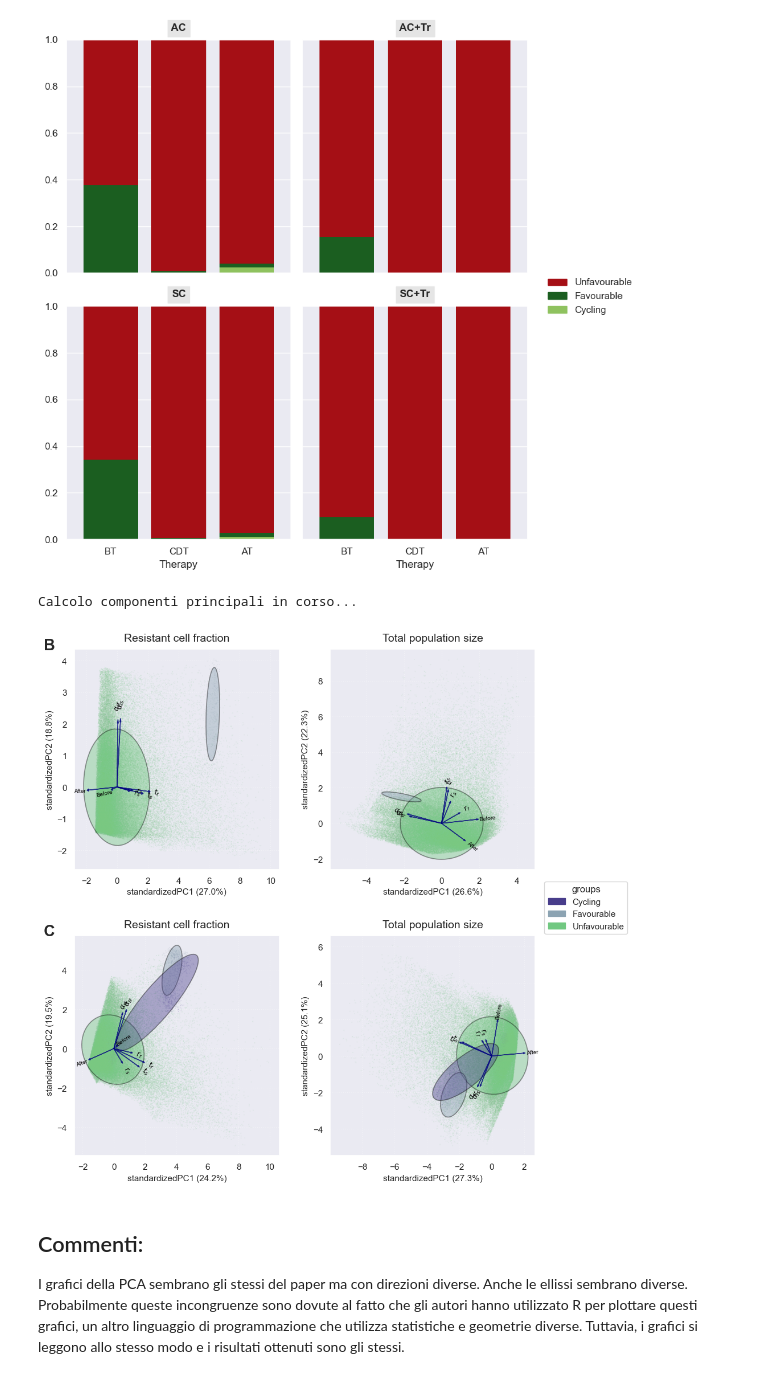
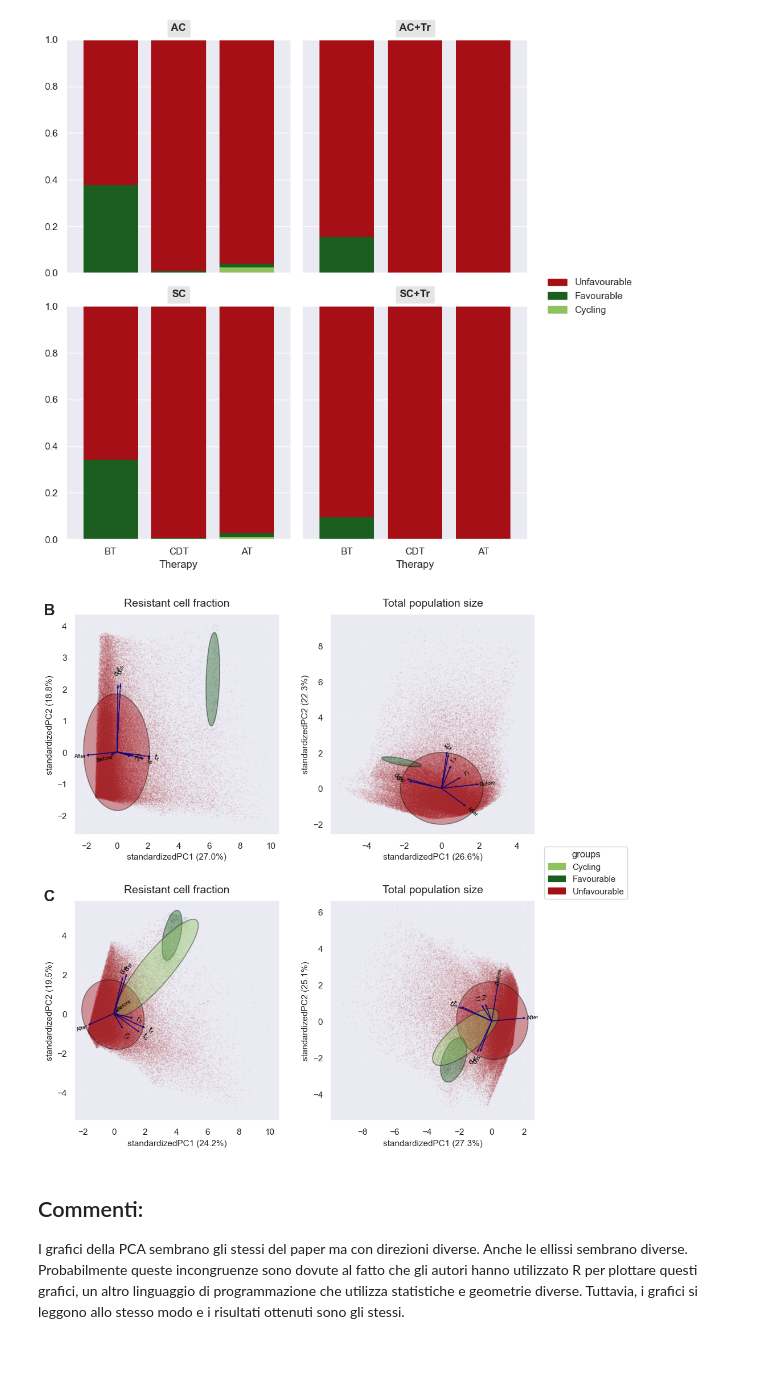
Before and after one commit to leonardoballista/adaptherapy, a Jupyter notebook: risultati_paper.ipynb, the cells around one changed output. Saved outputs shown, nothing was run; the diff lists cells and outputs as text; code cells hidden in the pictures.

```diff
--- a/risultati_paper.ipynb
+++ b/risultati_paper.ipynb
@@ -1406,7 +1428,7 @@ df_tot['Outcome_AT'] = np.select(condizioni_at, ['Cycling', 'Favourable'], defau
 cols_to_check = ['a', 'b', 'c', 'd', 'r_x', 'r_y', 'ResFracBT', 'PopSizeBT', 'ResFracCDT', 'PopSizeCDT', 'ResFracAT', 'PopSizeAT']
 df_pca = df_tot.dropna(subset=cols_to_check).copy()
 
-colors_pca = {'Unfavourable': '#71C881', 'Favourable': '#8CA3B2', 'Cycling': '#483D8B'}
+colors_pca = {'Unfavourable': '#a50f15', 'Favourable': '#1b5e20', 'Cycling': '#8fc25f'}
 
 param_labels = {
     'r_x': r'$r_s$', 'r_y': r'$r_r$',
@@ -1496,35 +1518,34 @@ def make_biplot(ax, df, outcome_col, feature_cols, title, before_col, after_col)
 
 
 fig, axes = plt.subplots(2, 2, figsize=(10, 10))
 
 cols_b_res = ['a', 'b', 'c', 'd', 'r_x', 'r_y', 'ResFracBT', 'ResFracCDT']
 cols_b_pop = ['a', 'b', 'c', 'd', 'r_x', 'r_y', 'PopSizeBT', 'PopSizeCDT']
 
 cols_c_res = ['a', 'b', 'c', 'd', 'r_x', 'r_y', 'ResFracBT', 'ResFracAT']
 cols_c_pop = ['a', 'b', 'c', 'd', 'r_x', 'r_y', 'PopSizeBT', 'PopSizeAT']
 
 #CDT
 make_biplot(axes[0, 0], df_pca, 'Outcome_CDT', cols_b_res, "Resistant cell fraction", 'ResFracBT', 'ResFracCDT')
 make_biplot(axes[0, 1], df_pca, 'Outcome_CDT', cols_b_pop, "Total population size", 'PopSizeBT', 'PopSizeCDT')
 
 #AT
 make_biplot(axes[1, 0], df_pca, 'Outcome_AT', cols_c_res, "Resistant cell fraction", 'ResFracBT', 'ResFracAT')
 make_biplot(axes[1, 1], df_pca, 'Outcome_AT', cols_c_pop, "Total population size", 'PopSizeBT', 'PopSizeAT')
 
 axes[0, 0].text(-0.15, 1.05, "B", transform=axes[0, 0].transAxes, fontsize=20, fontweight='bold', va='top')
 axes[1, 0].text(-0.15, 1.05, "C", transform=axes[1, 0].transAxes, fontsize=20, fontweight='bold', va='top')
 
 handles = [plt.Rectangle((0,0),1,1, color=colors_pca[k]) for k in ['Cycling', 'Favourable', 'Unfavourable']]
 fig.legend(handles, ['Cycling', 'Favourable', 'Unfavourable'], loc='center right',
            bbox_to_anchor=(1.05, 0.5), title='groups', frameon=True, facecolor='white')
 
 plt.tight_layout()
 plt.subplots_adjust(right=0.88, wspace=0.25, hspace=0.3)
 plt.savefig('FIG5B.png', dpi=300, bbox_inches='tight')
 plt.show()
 # %% [output]
-Calcolo componenti principali in corso...
-[figure, old version]
+[figure, new version]
 # %% [markdown]
 ## Commenti:
 I grafici della PCA sembrano gli stessi del paper ma con direzioni diverse. Anche le ellissi sembrano diverse. Probabilmente queste incongruenze sono dovute al fatto che gli autori hanno utilizzato R per plottare questi grafici, un altro linguaggio di programmazione che utilizza statistiche e geometrie diverse. Tuttavia, i grafici si leggono allo stesso modo e i risultati ottenuti sono gli stessi.
```
Also changed, not shown: parts of 1 cell of this notebook.
